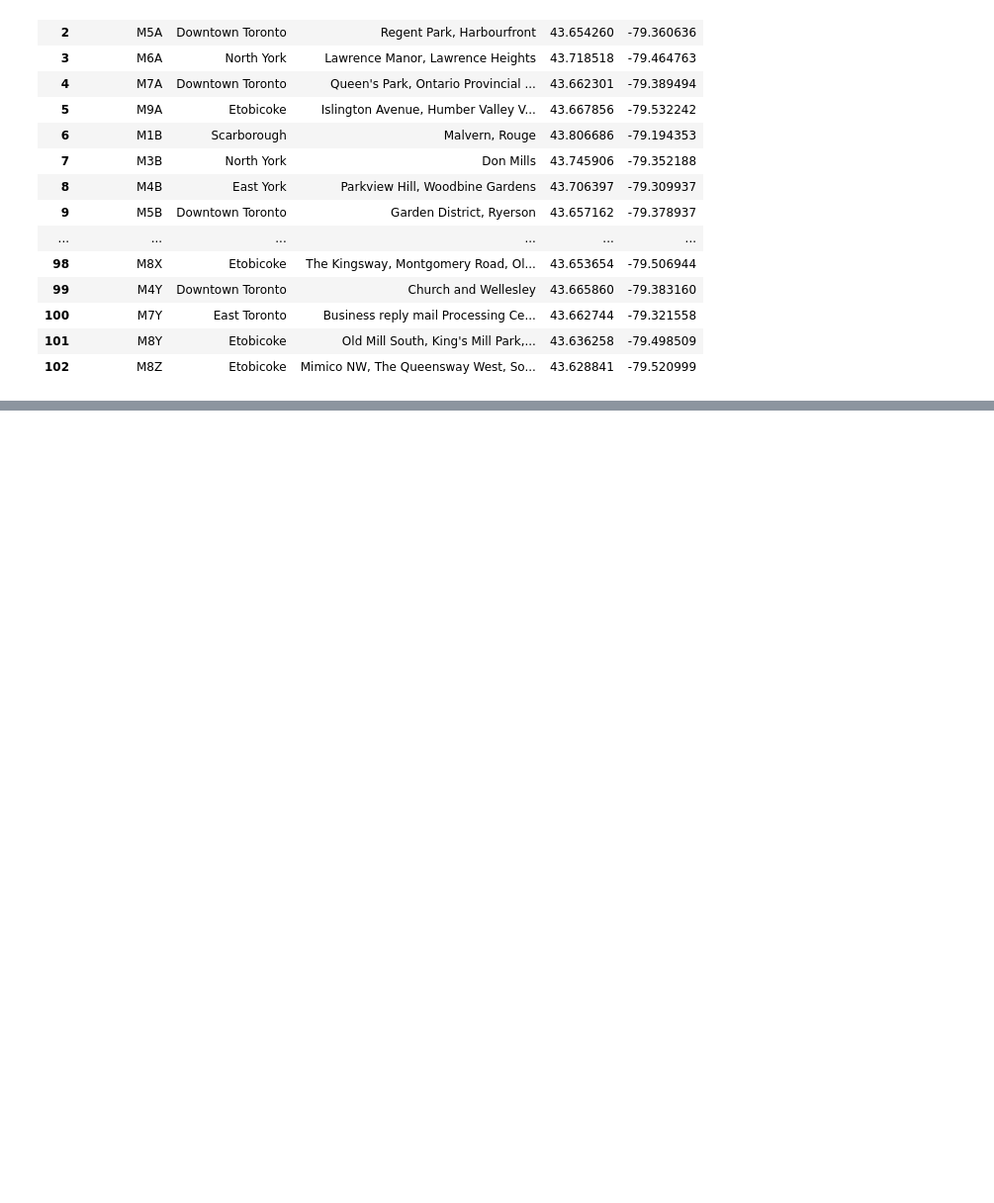
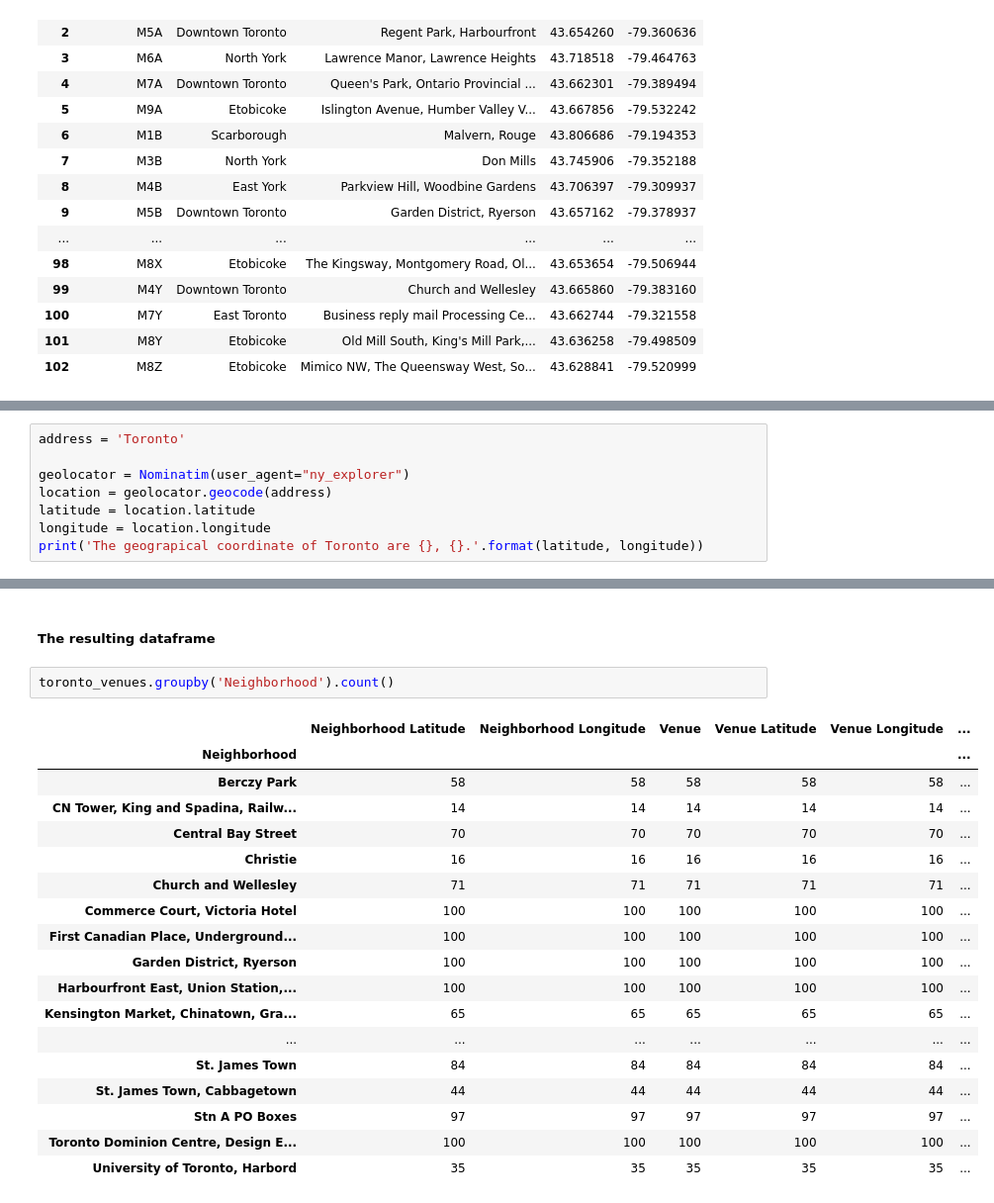
Before and after one commit to Nkululeko-Nhlapo/Coursera_Capstone, a Jupyter notebook: Segmenting and Clustering Neighborhoods in Toronto.ipynb, the cells around one changed output, grey strips where cells are left out. Shown at 99% size. Saved outputs shown, nothing was run; the diff lists cells and outputs as text; blank space fills up the shorter version.

```diff
--- a/Segmenting and Clustering Neighborhoods in Toronto.ipynb
+++ b/Segmenting and Clustering Neighborhoods in Toronto.ipynb
@@ -101,0 +178,8 @@ merged_df
+# %%
+address = 'Toronto'
+
+geolocator = Nominatim(user_agent="ny_explorer")
+location = geolocator.geocode(address)
+latitude = location.latitude
+longitude = location.longitude
+print('The geograpical coordinate of Toronto are {}, {}.'.format(latitude, longitude))
@@ -101,0 +304,23 @@ merged_df
+# %% [markdown]
+##### The resulting dataframe
+# %%
+toronto_venues.groupby('Neighborhood').count()
+# %% [output]
+|  | Neighborhood Latitude | Neighborhood Longitude | Venue | Venue Latitude | Venue Longitude | ... |
+| Neighborhood |  |  |  |  |  | ... |
+| Berczy Park | 58 | 58 | 58 | 58 | 58 | ... |
+| CN Tower, King and Spadina, Railw... | 14 | 14 | 14 | 14 | 14 | ... |
+| Central Bay Street | 70 | 70 | 70 | 70 | 70 | ... |
+| Christie | 16 | 16 | 16 | 16 | 16 | ... |
+| Church and Wellesley | 71 | 71 | 71 | 71 | 71 | ... |
+| Commerce Court, Victoria Hotel | 100 | 100 | 100 | 100 | 100 | ... |
+| First Canadian Place, Underground... | 100 | 100 | 100 | 100 | 100 | ... |
+| Garden District, Ryerson | 100 | 100 | 100 | 100 | 100 | ... |
+| Harbourfront East, Union Station,... | 100 | 100 | 100 | 100 | 100 | ... |
+| Kensington Market, Chinatown, Gra... | 65 | 65 | 65 | 65 | 65 | ... |
+| ... | ... | ... | ... | ... | ... | ... |
+| St. James Town | 84 | 84 | 84 | 84 | 84 | ... |
+| St. James Town, Cabbagetown | 44 | 44 | 44 | 44 | 44 | ... |
+| Stn A PO Boxes | 97 | 97 | 97 | 97 | 97 | ... |
+| Toronto Dominion Centre, Design E... | 100 | 100 | 100 | 100 | 100 | ... |
+| University of Toronto, Harbord | 35 | 35 | 35 | 35 | 35 | ... |
```
Also changed, not shown: parts of 50 cells of this notebook.
